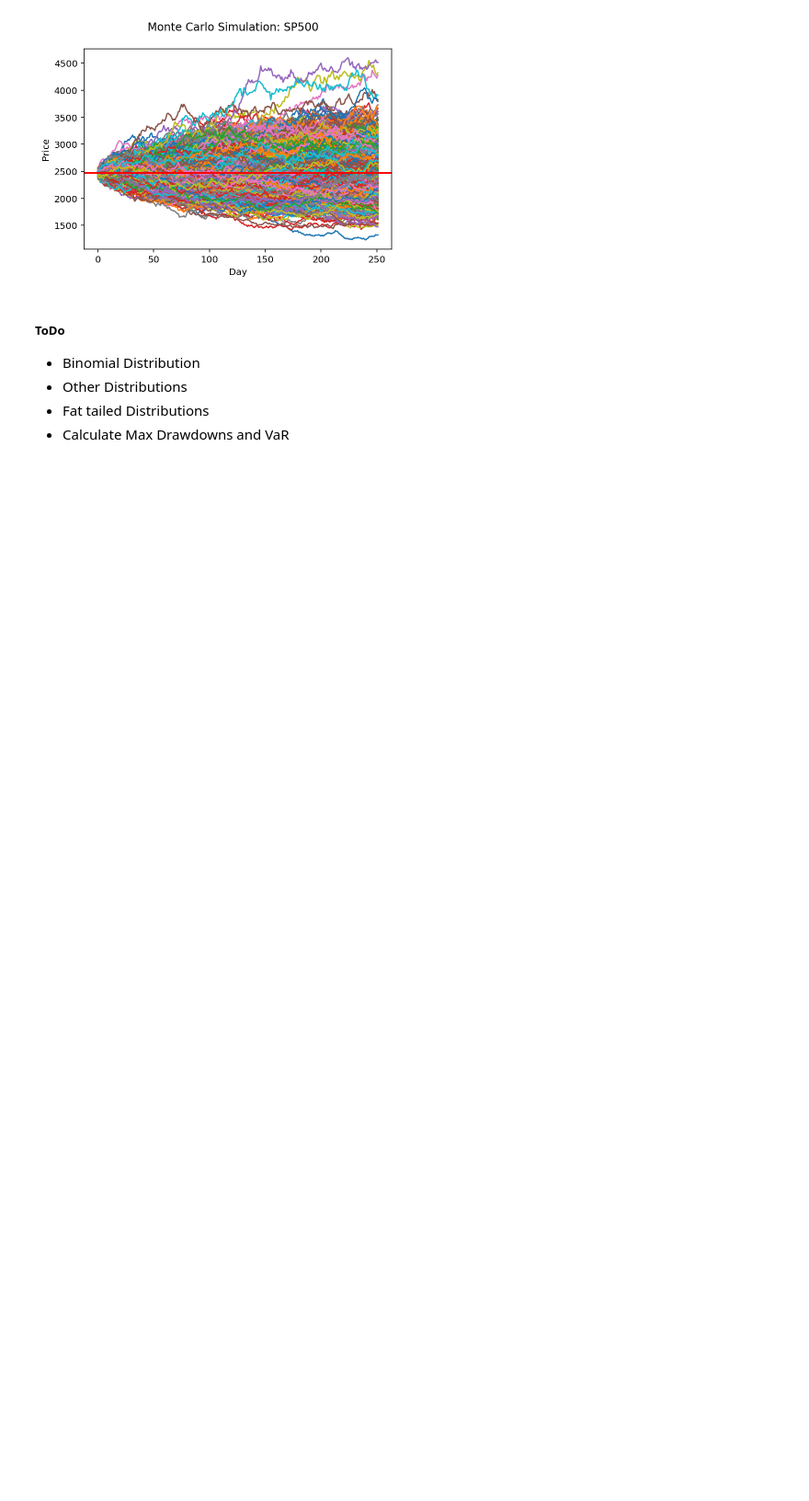
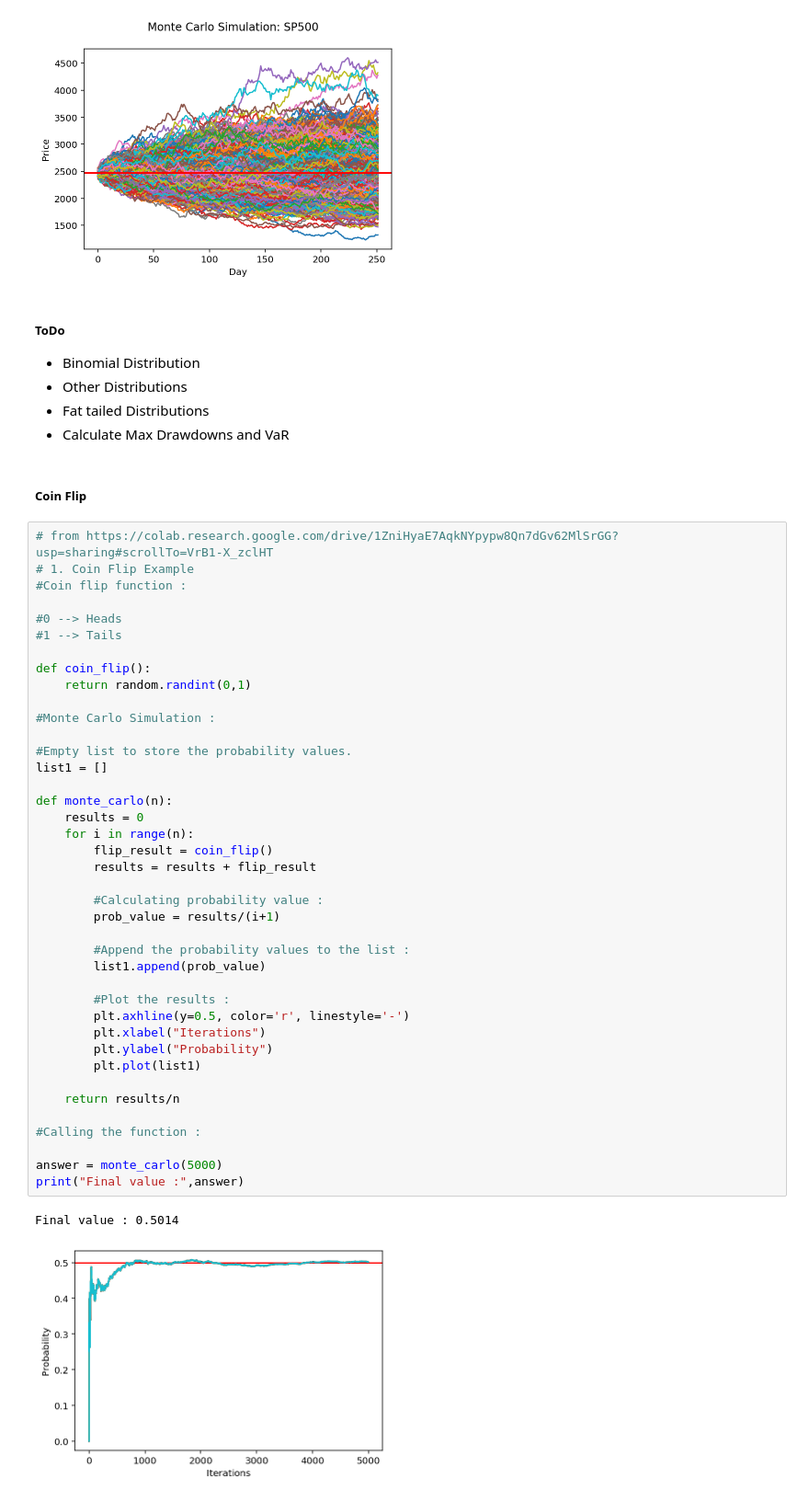
Before and after one commit to tobikuhlmann/monte-carlo-playground, a Jupyter notebook: monte_carlo_playground.ipynb, the cells around one changed output. Shown: that part at 92% size. Cells and saved outputs as stored; diff of their text form; blank space fills up the shorter version.

```diff
--- a/monte_carlo_playground.ipynb
+++ b/monte_carlo_playground.ipynb
@@ -75,3 +75,48 @@ plt.show()
 - Other Distributions
 - Fat tailed Distributions
 - Calculate Max Drawdowns and VaR
+# %% [markdown]
+##### Coin Flip
+# %%
+# from https://colab.research.google.com/drive/1ZniHyaE7AqkNYpypw8Qn7dGv62MlSrGG?usp=sharing#scrollTo=VrB1-X_zclHT
+# 1. Coin Flip Example
+#Coin flip function :
+
+#0 --> Heads
+#1 --> Tails
+
+def coin_flip():
+    return random.randint(0,1)
+
+#Monte Carlo Simulation :
+
+#Empty list to store the probability values.
+list1 = []
+
+def monte_carlo(n):
+    results = 0
+    for i in range(n):
+        flip_result = coin_flip()
+        results = results + flip_result
+
+        #Calculating probability value :
+        prob_value = results/(i+1)
+
+        #Append the probability values to the list :
+        list1.append(prob_value)
+
+        #Plot the results :
+        plt.axhline(y=0.5, color='r', linestyle='-')
+        plt.xlabel("Iterations")
+        plt.ylabel("Probability")
+        plt.plot(list1)
+
+    return results/n
+
+#Calling the function :
+
+answer = monte_carlo(5000)
+print("Final value :",answer)
+# %% [output]
+Final value : 0.5014
+[figure, added]
```
Also changed, not shown: parts of 15 cells of this notebook, 1 other file.
